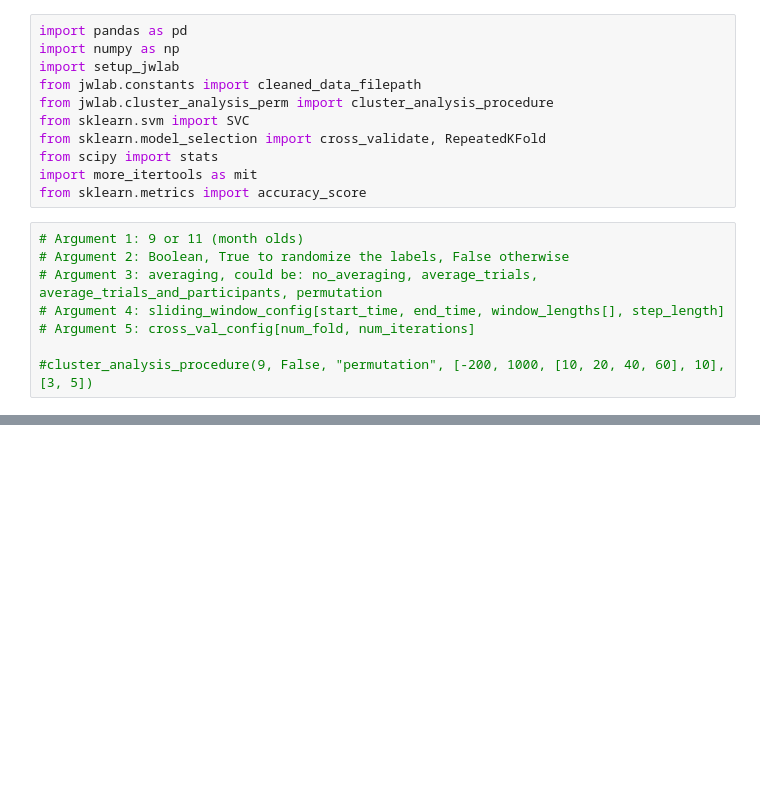
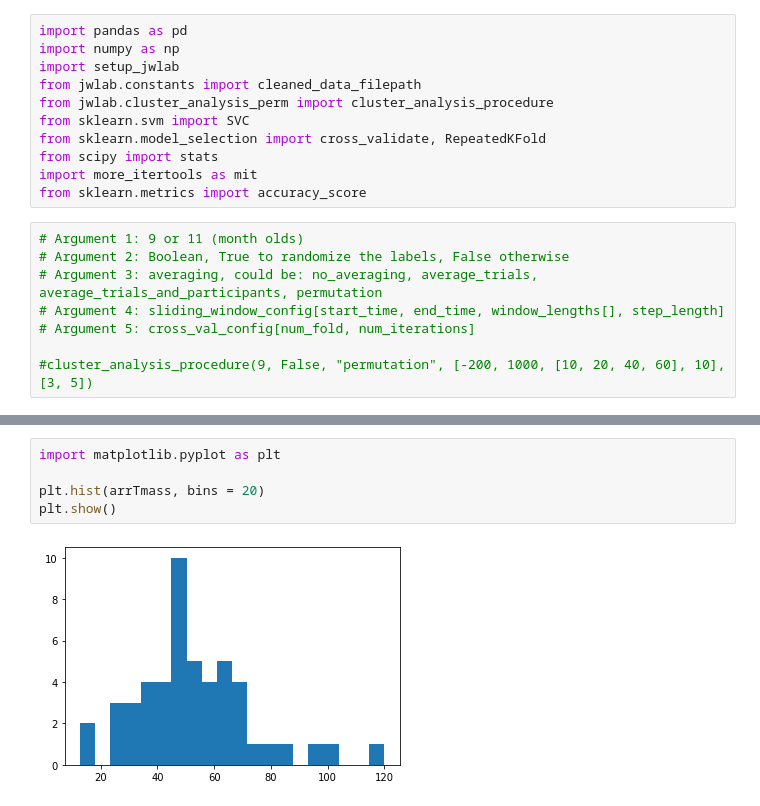
Before and after one commit to simpleParadox/jwlab_eeg, a Jupyter notebook: classification/notebooks/cluster_analysis_perm.ipynb, the cells around one changed output, grey strips where cells are left out. Drawn from its saved outputs; the diff is of its cells as text; blank space fills up the shorter version.

```diff
--- a/classification/notebooks/cluster_analysis_perm.ipynb
+++ b/classification/notebooks/cluster_analysis_perm.ipynb
@@ -65,0 +59,7 @@ arrTmass
+# %%
+import matplotlib.pyplot as plt
+
+plt.hist(arrTmass, bins = 20)
+plt.show()
+# %% [output]
+[figure, added]
```
Also changed, not shown: parts of 3 cells of this notebook, 2 other files.
